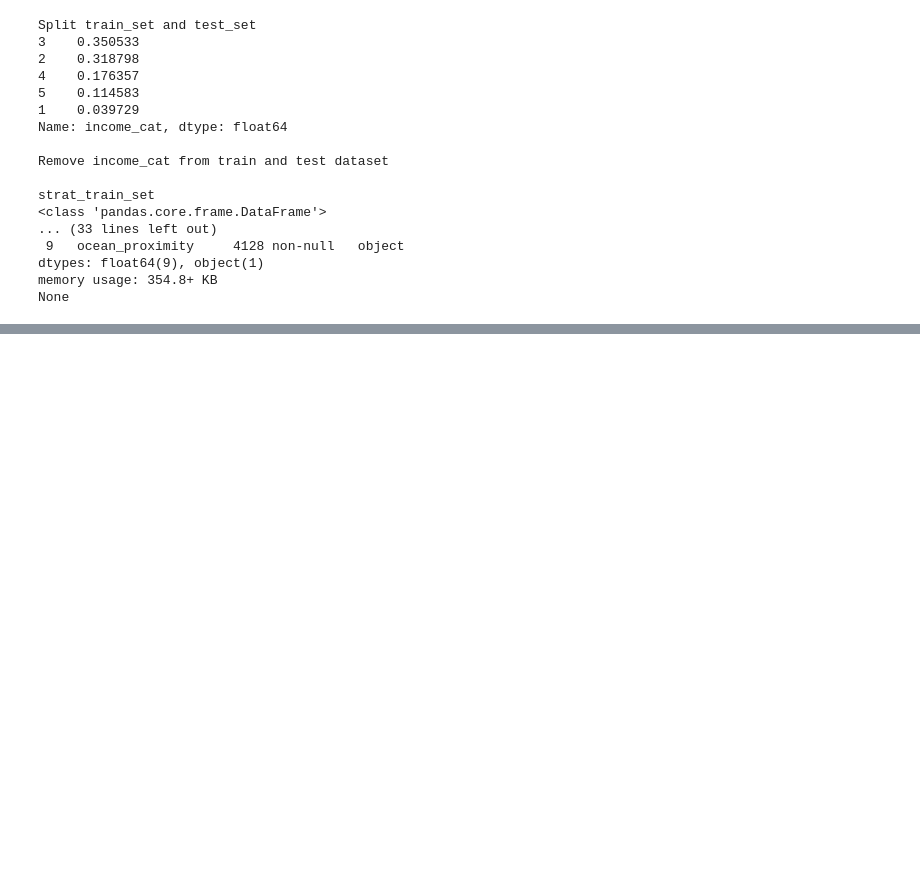
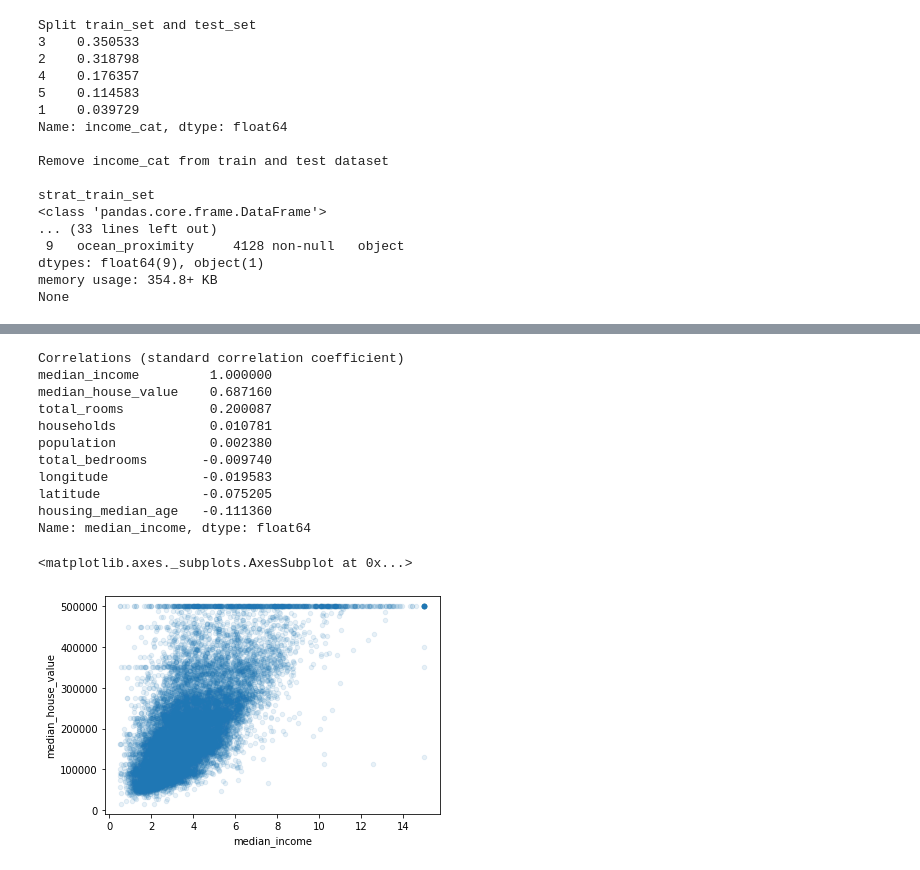
Before and after one commit to sujatha-sureshkmr/Hand-onLearning-ML, a Jupyter notebook: Book_Hands-On-ML_Ed2/Chpt2_California_Housing_Price/California_housing_Prices.ipynb, the cells around one changed output, grey strips where cells are left out. Saved outputs shown, nothing was run; the diff lists cells and outputs as text; code cells hidden in the pictures; blank space fills up the shorter version.

```diff
--- a/Book_Hands-On-ML_Ed2/Chpt2_California_Housing_Price/California_housing_Prices.ipynb
+++ b/Book_Hands-On-ML_Ed2/Chpt2_California_Housing_Price/California_housing_Prices.ipynb
@@ -271,0 +286,21 @@ Visualizing Geographical Data
+# %%
+print(color.BOLD + color.DARKCYAN + 'Correlations (standard correlation coefficient)'+ color.END)
+corr_matrix = housing.corr()
+print(corr_matrix["median_income"].sort_values(ascending=False))
+print('\n')
+housing.plot(kind="scatter", x="median_income", y="median_house_value",
+             alpha=0.1)
+# %% [output]
+Correlations (standard correlation coefficient)
+median_income         1.000000
+median_house_value    0.687160
+total_rooms           0.200087
+households            0.010781
+population            0.002380
+total_bedrooms       -0.009740
+longitude            -0.019583
+latitude             -0.075205
+housing_median_age   -0.111360
+Name: median_income, dtype: float64
+<matplotlib.axes._subplots.AxesSubplot at 0x...>
+[figure, added]
```
Also changed, not shown: parts of 11 cells of this notebook.
